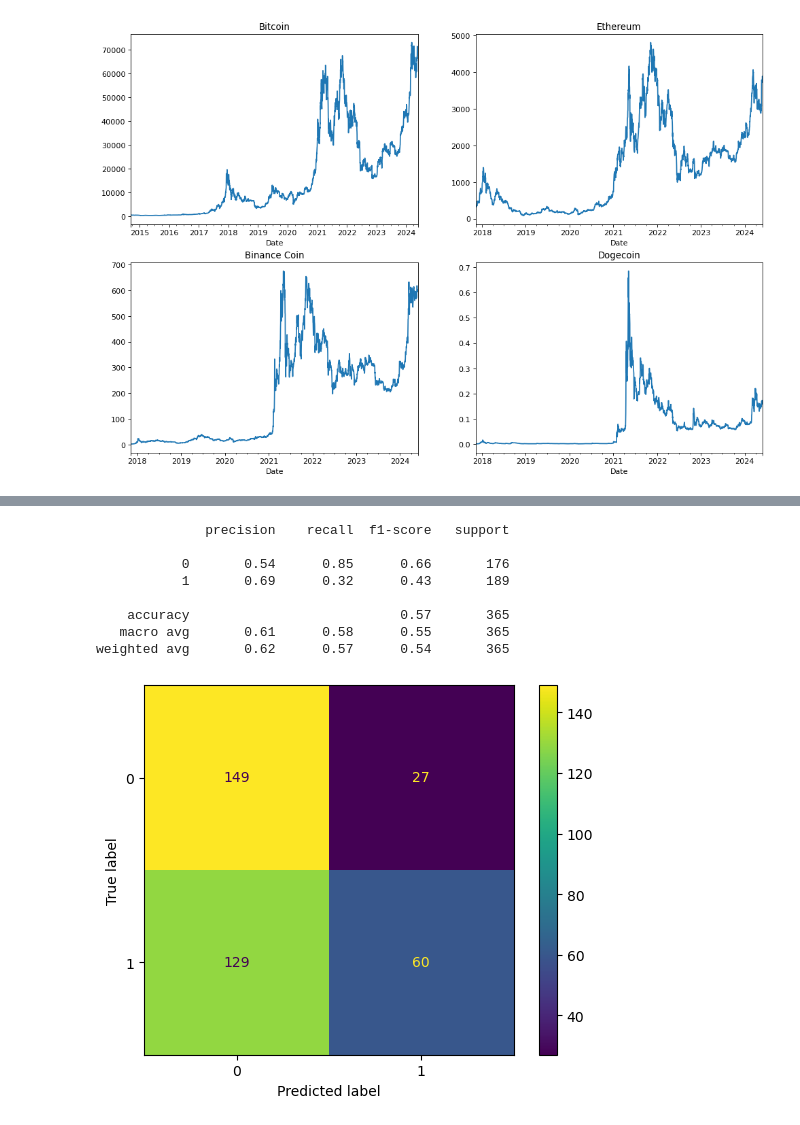
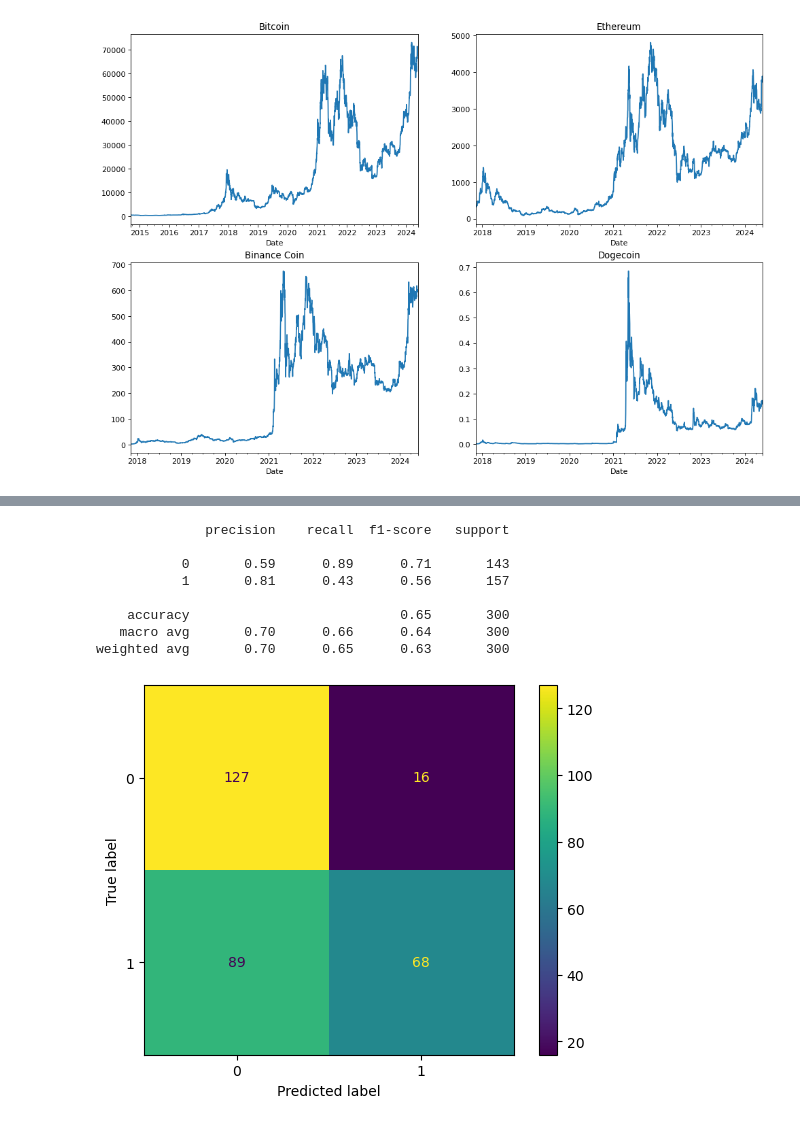
Before and after one commit to milonpabis/crypto-eye, a Jupyter notebook: stock-tool.ipynb, the cells around one changed output, grey strips where cells are left out. Cells and saved outputs as stored; diff of their text form; code cells hidden in the pictures.

```diff
--- a/stock-tool.ipynb
+++ b/stock-tool.ipynb
@@ -169,19 +157,17 @@ array([0., 0., 0., 0., 1., 0., 1., 1., 1., 0., 1., 0., 0., 1., 1., 1., 1.,
-# %%
-print(classification_report(y_test, y_pred))
-# %% [output]
-              precision    recall  f1-score   support
-
-           0       0.54      0.85      0.66       176
-           1       0.69      0.32      0.43       189
-
-    accuracy                           0.57       365
-   macro avg       0.61      0.58      0.55       365
-weighted avg       0.62      0.57      0.54       365
-# %%
-ConfusionMatrixDisplay(confusion_matrix(y_test, y_pred)).plot()
-plt.show()
-# %% [output]
-[figure, removed]
+# %%
+rf = RandomForestClassifier(bootstrap=False)
+
+check_model(rf, bitcoin_data, features, "Growth")
+# %% [output]
+              precision    recall  f1-score   support
+
+           0       0.59      0.89      0.71       143
+           1       0.81      0.43      0.56       157
+
+    accuracy                           0.65       300
+   macro avg       0.70      0.66      0.64       300
+weighted avg       0.70      0.65      0.63       300
+[figure, added]
 # %%
 plt.bar(range(1, len(features)+1), rf.feature_importances_)
 plt.xticks(range(1, len(features)+1), features)
```
Also changed, not shown: parts of 23 cells of this notebook.
